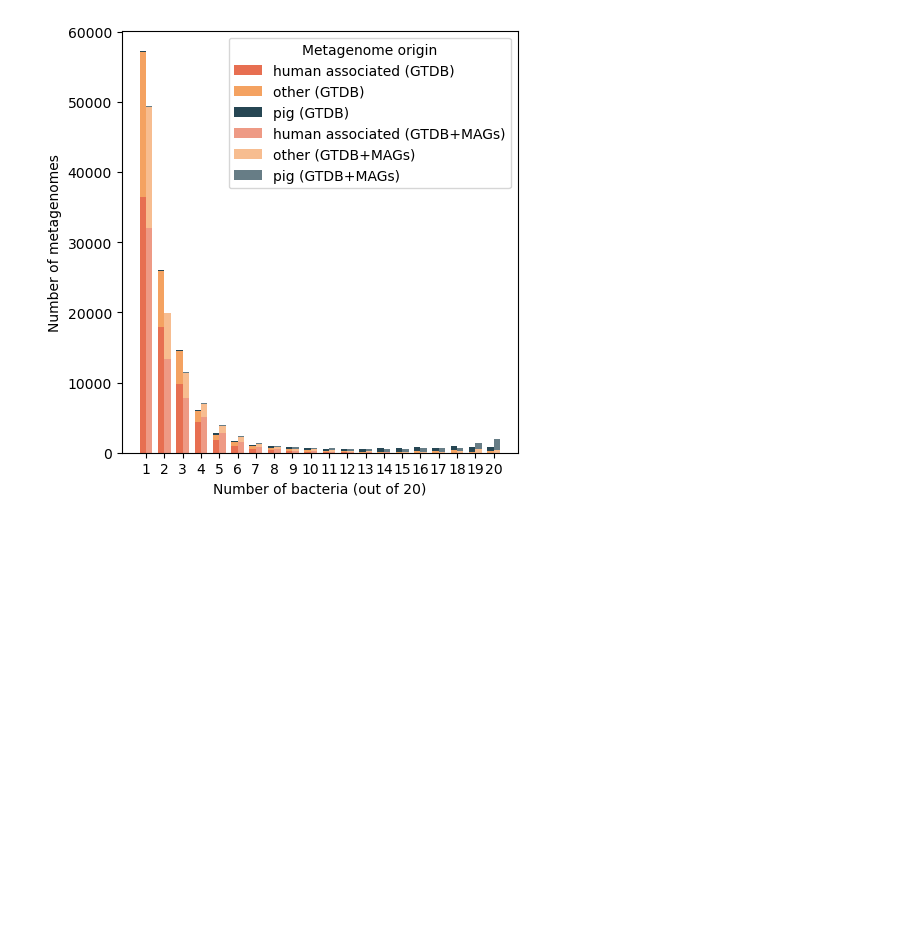
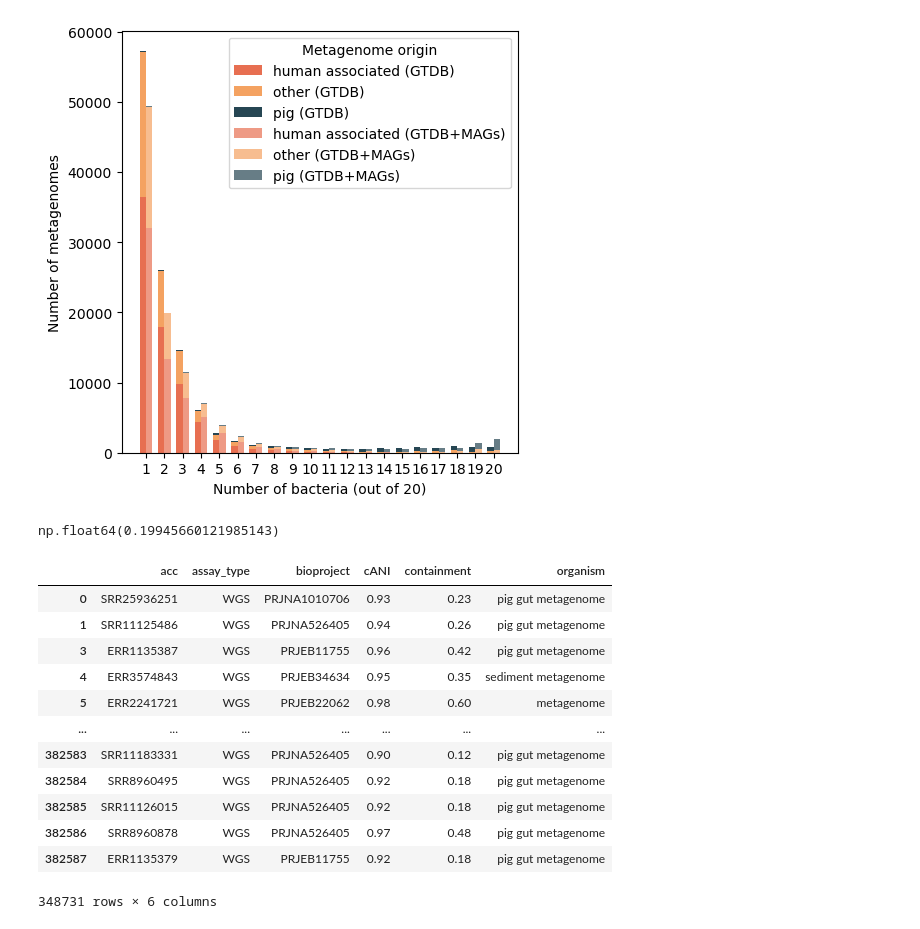
Before and after one commit to AnneliektH/2025-pig-corespp, a Jupyter notebook: workflow/notebooks/251111_process_bw.ipynb, the cells around one changed output. Saved outputs shown, nothing was run; the diff lists cells and outputs as text; code cells hidden in the pictures; blank space fills up the shorter version.

```diff
--- a/workflow/notebooks/251111_process_bw.ipynb
+++ b/workflow/notebooks/251111_process_bw.ipynb
@@ -276,3 +324,42 @@ def plot_cat_side_by_side(df1, df2, colors, label1='GTDB', label2='GTDB+MAGs', f
     ax.legend(loc='upper right', title='Metagenome origin')
     plt.tight_layout()
     plt.show()
+# %%
+# can we threshold on cANI and containment
+
+
+def combine_branchwater_res(dfs):
+    combined = pd.concat(dfs, ignore_index=True)
+    combined = combined[combined['organism'] != 'NP']
+    combined = combined[combined['assay_type'] == 'WGS']
+    return combined
+
+dfs = [pd.read_csv(f, usecols=['acc', 'organism', 'assay_type', 'bioproject', 'cANI', 'containment']) for f in files]
+df = combine_branchwater_res(dfs)
+# %%
+#df = df[df["organism"] != "metagenome"]
+df['containment'].mean()
+# %% [output]
+np.float64(0.19945660121985143)
+# %%
+# df[df["organism"].str.contains(r"pig|sus|swine", case=False, na=False)].mean(numeric_only=True)
+# df[df["organism"].str.contains(r"bovine|bos|cattle", case=False, na=False)].mean(numeric_only=True)
+# df[df["organism"].str.contains(r"human|homo", case=False, na=False)].mean(numeric_only=True)
+
+df = df[df["containment"] > 0.11]
+# %%
+df
+# %% [output]
+|  | acc | assay_type | bioproject | cANI | containment | organism |
+| 0 | SRR25936251 | WGS | PRJNA1010706 | 0.93 | 0.23 | pig gut metagenome |
+| 1 | SRR11125486 | WGS | PRJNA526405 | 0.94 | 0.26 | pig gut metagenome |
+| 3 | ERR1135387 | WGS | PRJEB11755 | 0.96 | 0.42 | pig gut metagenome |
+| 4 | ERR3574843 | WGS | PRJEB34634 | 0.95 | 0.35 | sediment metagenome |
+| 5 | ERR2241721 | WGS | PRJEB22062 | 0.98 | 0.60 | metagenome |
+| ... | ... | ... | ... | ... | ... | ... |
+| 382583 | SRR11183331 | WGS | PRJNA526405 | 0.90 | 0.12 | pig gut metagenome |
+| 382584 | SRR8960495 | WGS | PRJNA526405 | 0.92 | 0.18 | pig gut metagenome |
+| 382585 | SRR11126015 | WGS | PRJNA526405 | 0.92 | 0.18 | pig gut metagenome |
+| 382586 | SRR8960878 | WGS | PRJNA526405 | 0.97 | 0.48 | pig gut metagenome |
+| 382587 | ERR1135379 | WGS | PRJEB11755 | 0.92 | 0.18 | pig gut metagenome |
+348731 rows × 6 columns
```
Also changed, not shown: parts of 21 cells of this notebook, 4 other files.
